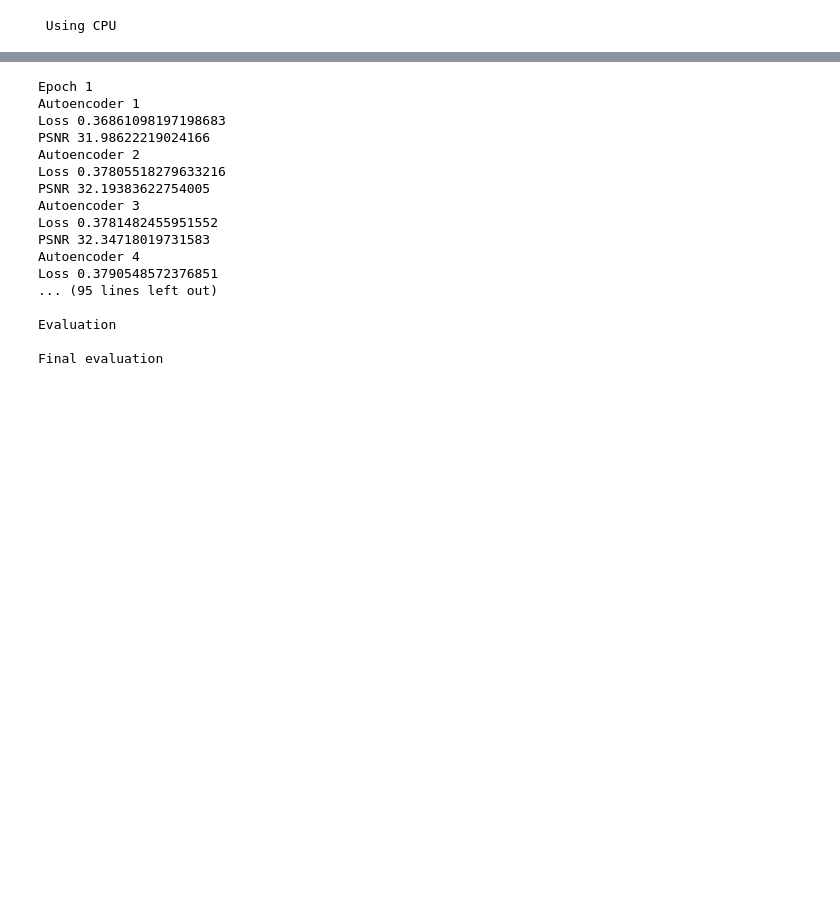
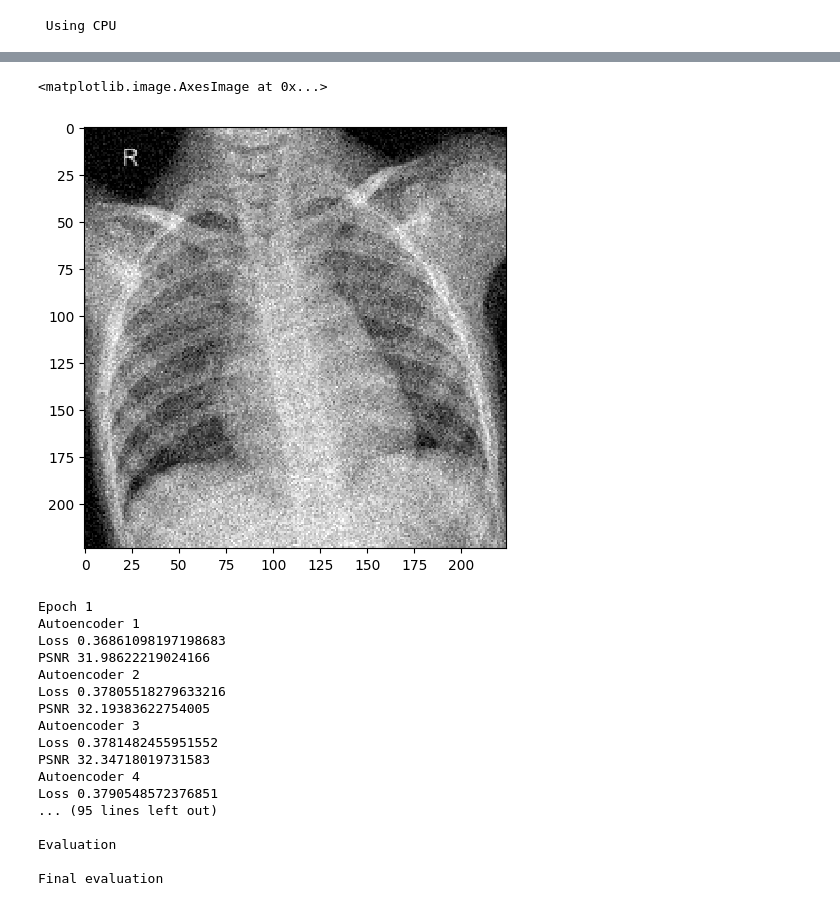
Before and after one commit to Christofferfuglkjaer/AUBachelor25, a Jupyter notebook: Kode/Klods AE made in pytorch.ipynb, the cells around one changed output, grey strips where cells are left out. Drawn from its saved outputs; the diff is of its cells as text; code cells hidden in the pictures; blank space fills up the shorter version.

```diff
--- a/Kode/Klods AE made in pytorch.ipynb
+++ b/Kode/Klods AE made in pytorch.ipynb
@@ -120,3 +124,8 @@ Size 524
+# %%
+imshow(val_noisy[0][1][0].cpu().numpy())
+# %% [output]
+<matplotlib.image.AxesImage at 0x...>
+[figure, added]
 # %%
 def loss_fn(recon_x, x, alpha = 0.84):
     L1Loss = torch.nn.L1Loss()
```
Also changed, not shown: parts of 6 cells of this notebook, 2 other files.
